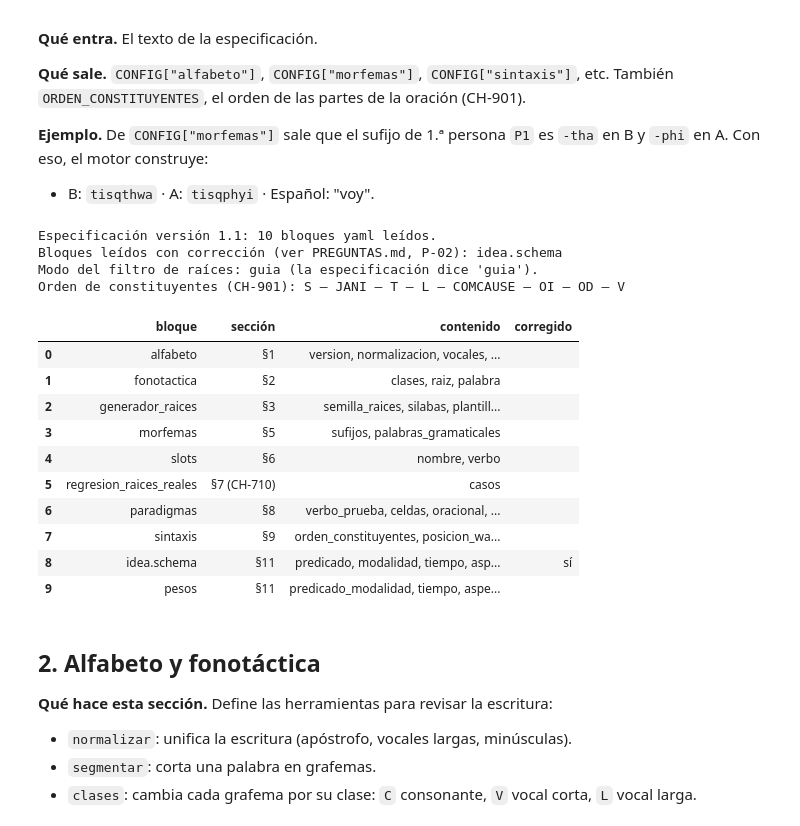
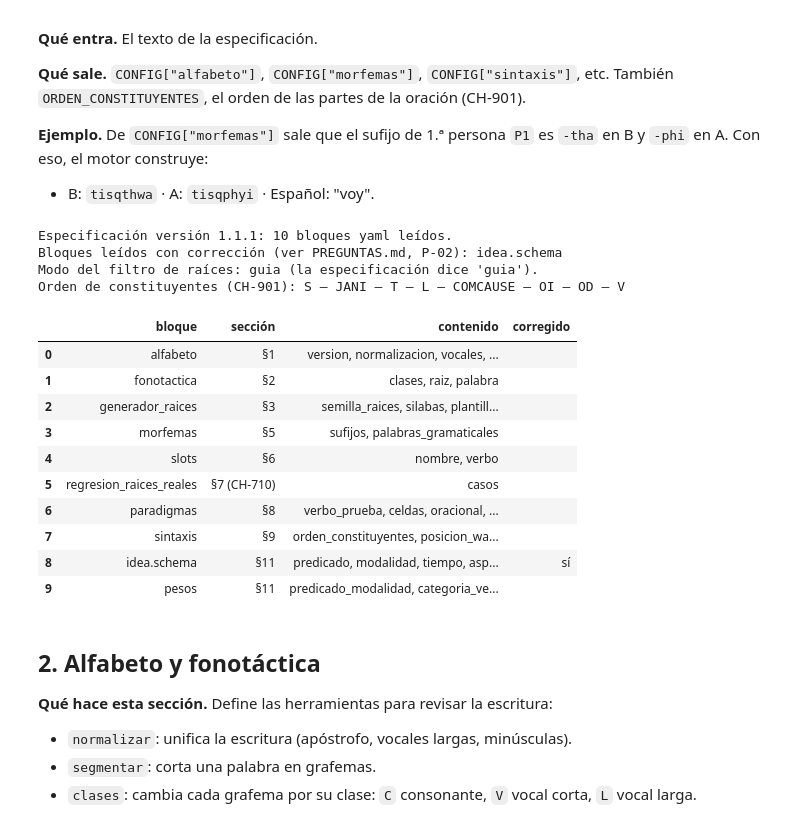
Before and after one commit to MazenAHL13/synthetic-language-generator, a Jupyter notebook: chulupi_generador.ipynb, the cells around one changed output. Drawn from its saved outputs; the diff is of its cells as text; code cells hidden in the pictures.

```diff
--- a/chulupi_generador.ipynb
+++ b/chulupi_generador.ipynb
@@ -301,37 +301,37 @@ for nombre, fuente in BLOQUES.items():
 # El parámetro MODO_FILTRO manda sobre el valor escrito en la especificación (CH-306).
 modo_spec = CONFIG["generador_raices"]["filtro_real"]["modo"]
 CONFIG["generador_raices"]["filtro_real"]["modo"] = MODO_FILTRO
 
 # CH-901: el orden de las partes de la oración se lee de la configuración.
 ORDEN_CONSTITUYENTES = CONFIG["sintaxis"]["orden_constituyentes"]
 
-if VERSION_SPEC != "1.1":
-    print(f"AVISO: la especificación es la versión {VERSION_SPEC}; este notebook implementa la 1.1.")
+if VERSION_SPEC != "1.1.1":
+    print(f"AVISO: la especificación es la versión {VERSION_SPEC}; este notebook implementa la 1.1.1.")
 print(f"Especificación versión {VERSION_SPEC}: {len(BLOQUES)} bloques yaml leídos.")
 if CORREGIDOS:
     print("Bloques leídos con corrección (ver PREGUNTAS.md, P-02):", ", ".join(CORREGIDOS))
 print(f"Modo del filtro de raíces: {MODO_FILTRO} (la especificación dice '{modo_spec}').")
 print("Orden de constituyentes (CH-901):", " – ".join(ORDEN_CONSTITUYENTES))
 display(pd.DataFrame(
     [{"bloque": n, "sección": BLOQUES_REQUERIDOS.get(n, "§7 (CH-710)"),
       "contenido": ", ".join(list(CONFIG[n])[:5]) + (" …" if len(CONFIG[n]) > 5 else ""),
       "corregido": "sí" if n in CORREGIDOS else ""} for n in BLOQUES]))
 # %% [output]
-Especificación versión 1.1: 10 bloques yaml leídos.
+Especificación versión 1.1.1: 10 bloques yaml leídos.
 Bloques leídos con corrección (ver PREGUNTAS.md, P-02): idea.schema
 Modo del filtro de raíces: guia (la especificación dice 'guia').
 Orden de constituyentes (CH-901): S – JANI – T – L – COMCAUSE – OI – OD – V
 |  | bloque | sección | contenido | corregido |
 | 0 | alfabeto | §1 | version, normalizacion, vocales, ... |  |
 | 1 | fonotactica | §2 | clases, raiz, palabra |  |
 | 2 | generador_raices | §3 | semilla_raices, silabas, plantill... |  |
 | 3 | morfemas | §5 | sufijos, palabras_gramaticales |  |
 | 4 | slots | §6 | nombre, verbo |  |
 | 5 | regresion_raices_reales | §7 (CH-710) | casos |  |
 | 6 | paradigmas | §8 | verbo_prueba, celdas, oracional, ... |  |
 | 7 | sintaxis | §9 | orden_constituyentes, posicion_wa... |  |
 | 8 | idea.schema | §11 | predicado, modalidad, tiempo, asp... | sí |
-| 9 | pesos | §11 | predicado_modalidad, tiempo, aspe... |  |
+| 9 | pesos | §11 | predicado_modalidad, categoria_ve... |  |
 # %% [markdown]
 ## 2. Alfabeto y fonotáctica
 
```
Also changed, not shown: parts of 14 cells of this notebook, 2 other files.
